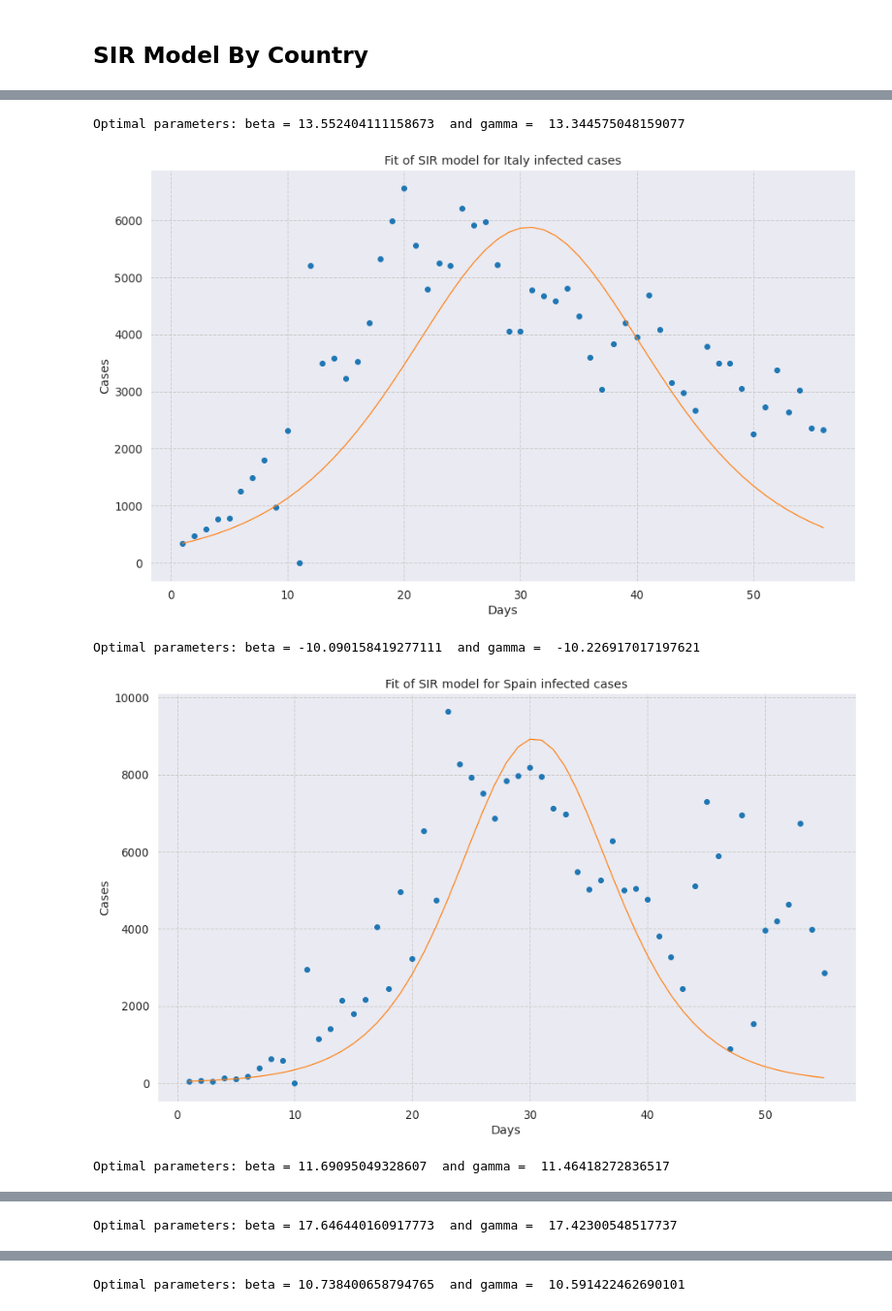
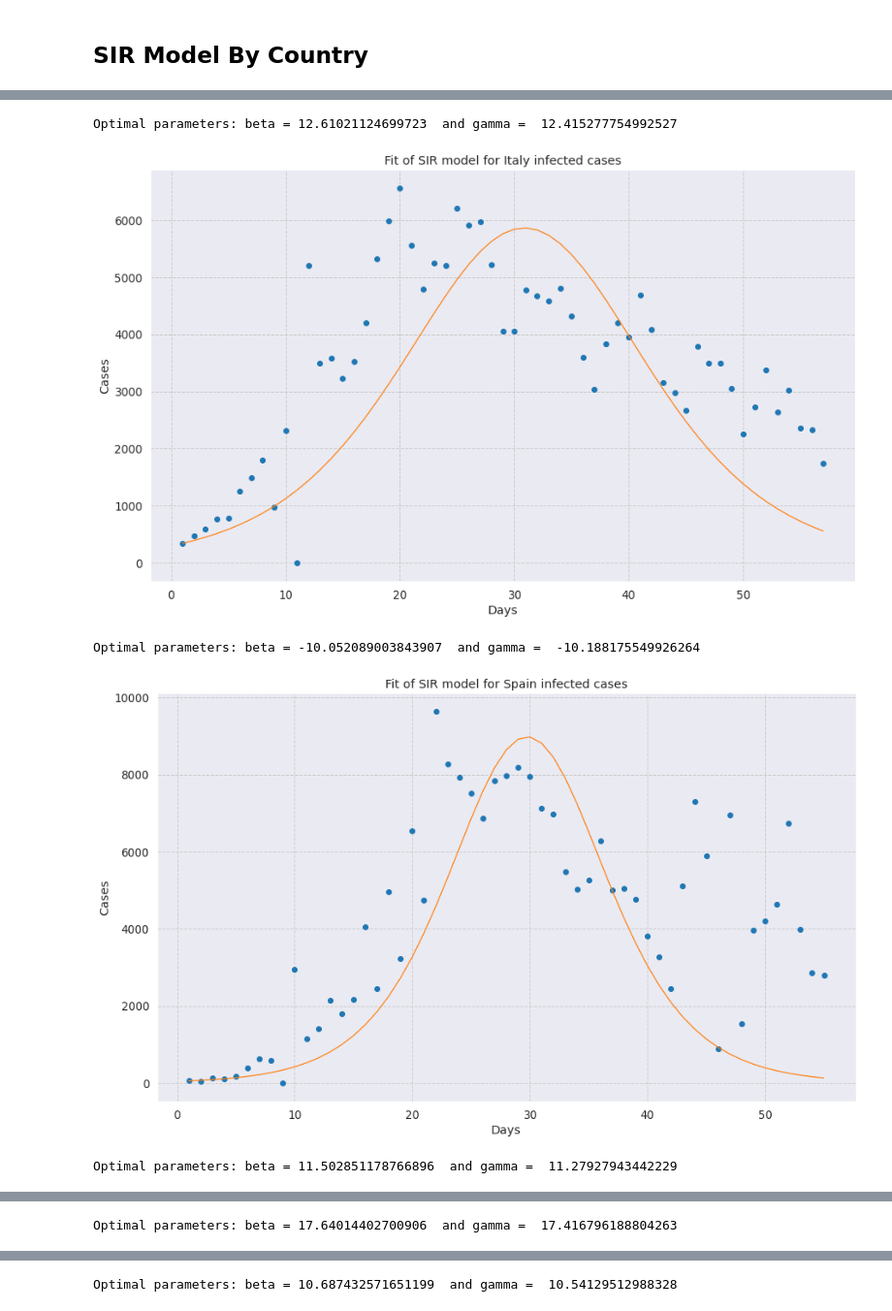
Before and after one commit to rdcolema/covid19-tracking, a Jupyter notebook: covid_forecasting.ipynb, the cells around one changed output, grey strips where cells are left out. Shown at 97% size. Drawn from its saved outputs; the diff is of its cells as text; code cells hidden in the pictures.

```diff
--- a/covid_forecasting.ipynb
+++ b/covid_forecasting.ipynb
@@ -31,7 +31,7 @@ DATA_DIR = "csse_covid_19_daily_reports/"
 
 # Dates to model
 MIN_DATE = '2020-03-01'
-MAX_DATE = '2020-04-26'
+MAX_DATE = '2020-04-27'
 DATE_LIST = pd.date_range(MIN_DATE, MAX_DATE).strftime('%Y-%m-%d').tolist()
 
 # Individual countries to model
@@ -434,9 +434,9 @@ def plot_sir(df, country_name):
 # %%
 ##### Starting oubteak day number for SIR modeling
 SIR_START_DAYS = {
-    "US": 5,
+    "US": 4,
     "Italy": 1,
-    "Spain": 2,
+    "Spain": 3,
     "Germany": 2,
     "France": 9
 }
@@ -448,5 +448,5 @@ for country_name in MODEL_COUNTRIES:
-Optimal parameters: beta = 13.552404111158673  and gamma =  13.344575048159077
+Optimal parameters: beta = 12.61021124699723  and gamma =  12.415277754992527
-[figure, old version]
+[figure, new version]
-Optimal parameters: beta = -10.090158419277111  and gamma =  -10.226917017197621
+Optimal parameters: beta = -10.052089003843907  and gamma =  -10.188175549926264
-[figure, old version]
+[figure, new version]
-Optimal parameters: beta = 11.69095049328607  and gamma =  11.46418272836517
+Optimal parameters: beta = 11.502851178766896  and gamma =  11.27927943442229
@@ -454 +454 @@ Optimal parameters: beta = 11.69095049328607  and gamma =  11.46418272836517
-Optimal parameters: beta = 17.646440160917773  and gamma =  17.42300548517737
+Optimal parameters: beta = 17.64014402700906  and gamma =  17.416796188804263
@@ -456 +456 @@ Optimal parameters: beta = 17.646440160917773  and gamma =  17.42300548517737
-Optimal parameters: beta = 10.738400658794765  and gamma =  10.591422462690101
+Optimal parameters: beta = 10.687432571651199  and gamma =  10.54129512988328
```
Also changed, not shown: parts of 4 cells of this notebook, 2 other files.
